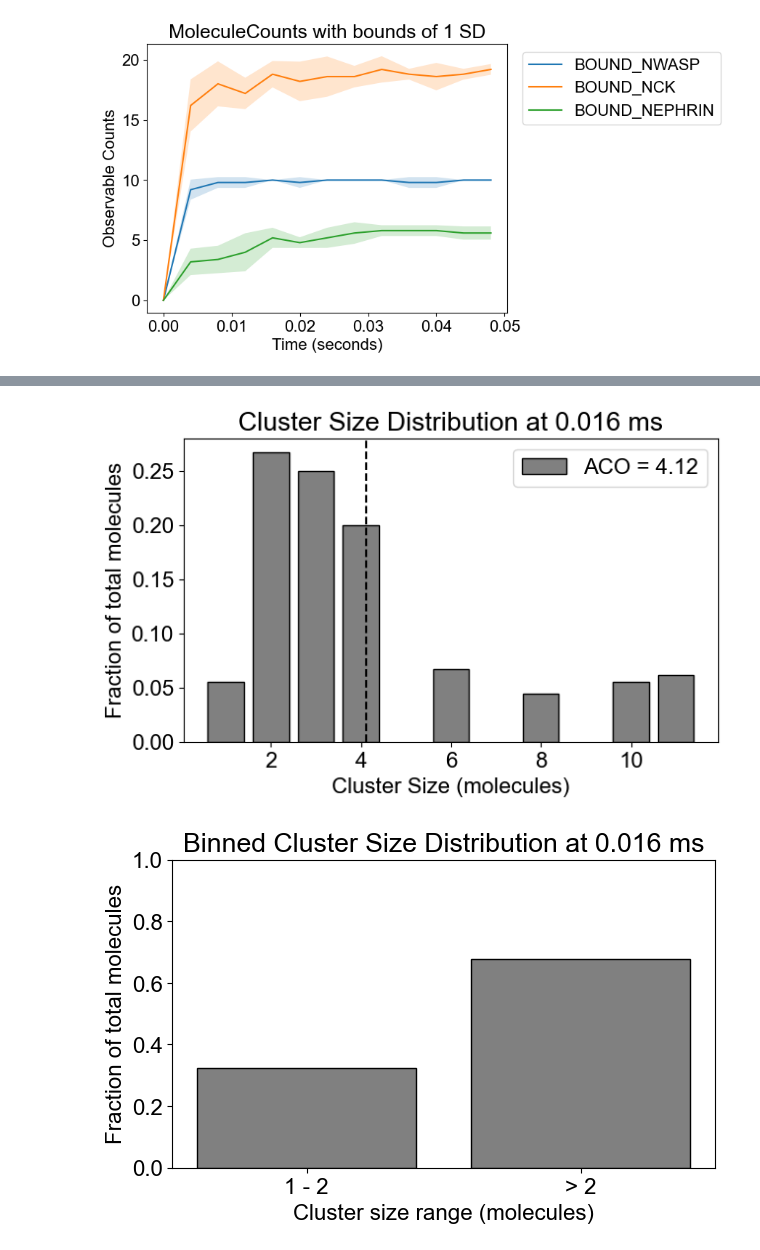
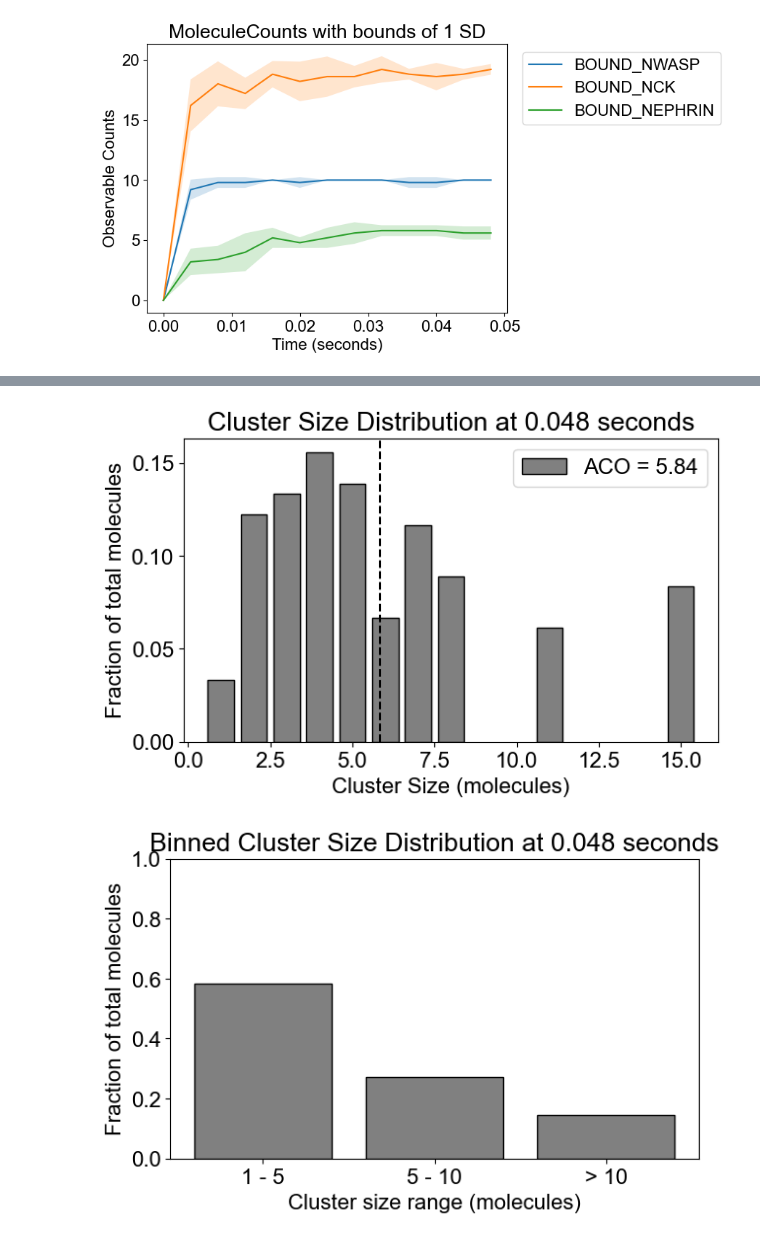
Before and after one commit to MolClustPy/SpringSaLaD-Python-Viz, a Jupyter notebook: demo.ipynb, the cells around one changed output, grey strips where cells are left out. Drawn from its saved outputs; the diff is of its cells as text; code cells hidden in the pictures.

```diff
--- a/demo.ipynb
+++ b/demo.ipynb
@@ -146,7 +146,7 @@ Execution time : 0.7136 secs
 # %%
 #View cluster size distribution histogram at a particular point in time with or without bins
-Histogram.plot(search_directory, [], 16)
-Histogram.plot(search_directory, [1,2], 16)
+Histogram.plot(search_directory, [], 0.048)
+Histogram.plot(search_directory, [1,5,10], 0.048)
 # %% [output]
-[figure, old version]
+[figure, new version]
-[figure, old version]
+[figure, new version]
```
Also changed, not shown: parts of 5 cells of this notebook, 13 other files.
